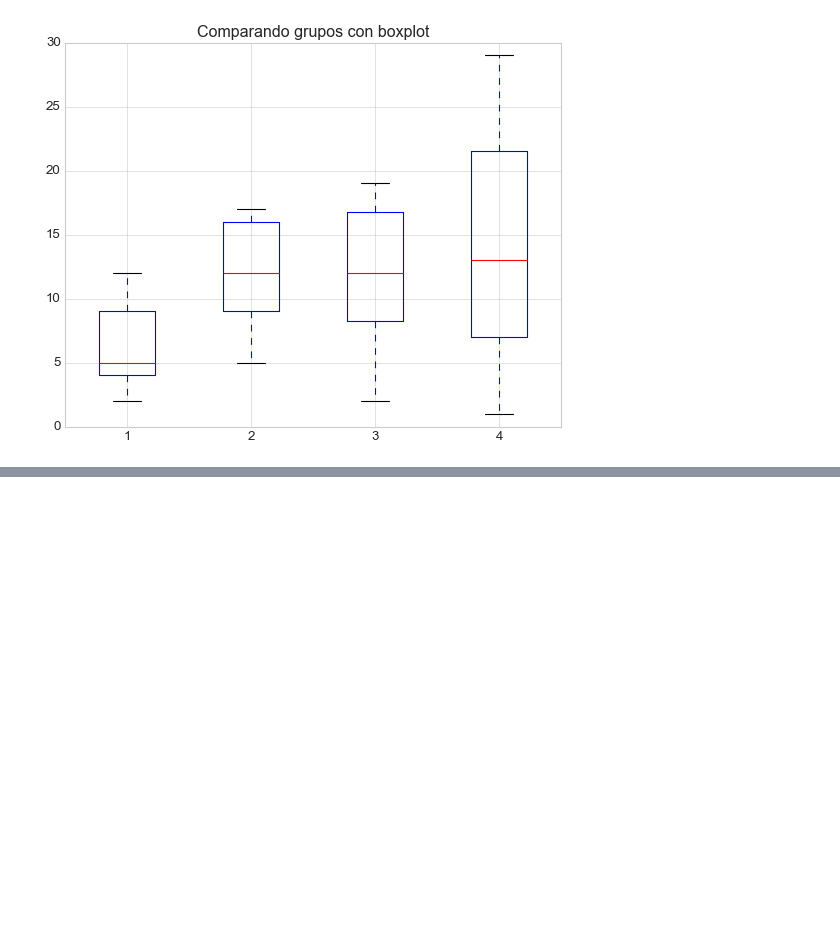
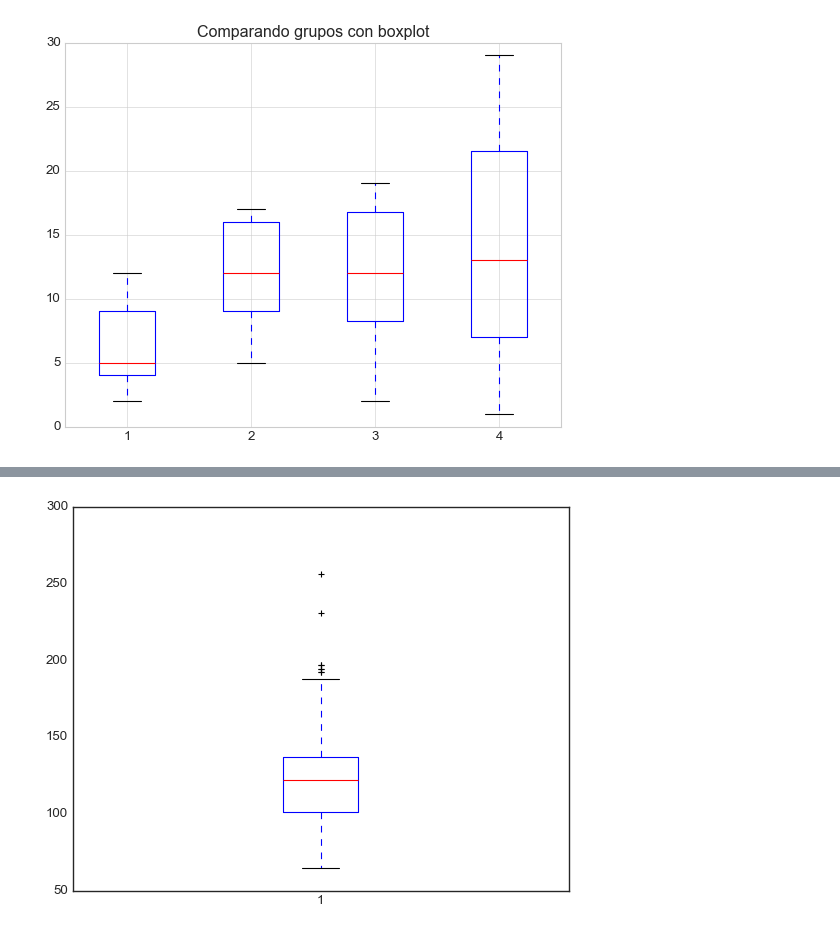
Before and after one commit to hugomorpar/Practicas_Clases, a Jupyter notebook: Procesamiento_de_Datos/M4_Analisis_Exploratorio_Datasets.ipynb, the cells around one changed output, grey strips where cells are left out. Cells and saved outputs as stored; diff of their text form; code cells hidden in the pictures; blank space fills up the shorter version.

```diff
--- a/Procesamiento_de_Datos/M4_Analisis_Exploratorio_Datasets.ipynb
+++ b/Procesamiento_de_Datos/M4_Analisis_Exploratorio_Datasets.ipynb
@@ -498,0 +525,9 @@ plt.title('Comparando grupos con boxplot')  # titulo de la grafica
+# %%
+%matplotlib inline
+import matplotlib.pyplot as plt
+import pandas as pd
+
+plt.style.use('seaborn-v0_8-white')  # estilo de la grafica
+plt.boxplot(auto['normalized-losses']); # graficar boxplot
+# %% [output]
+[figure, added]
```
Also changed, not shown: parts of 6 cells of this notebook.
